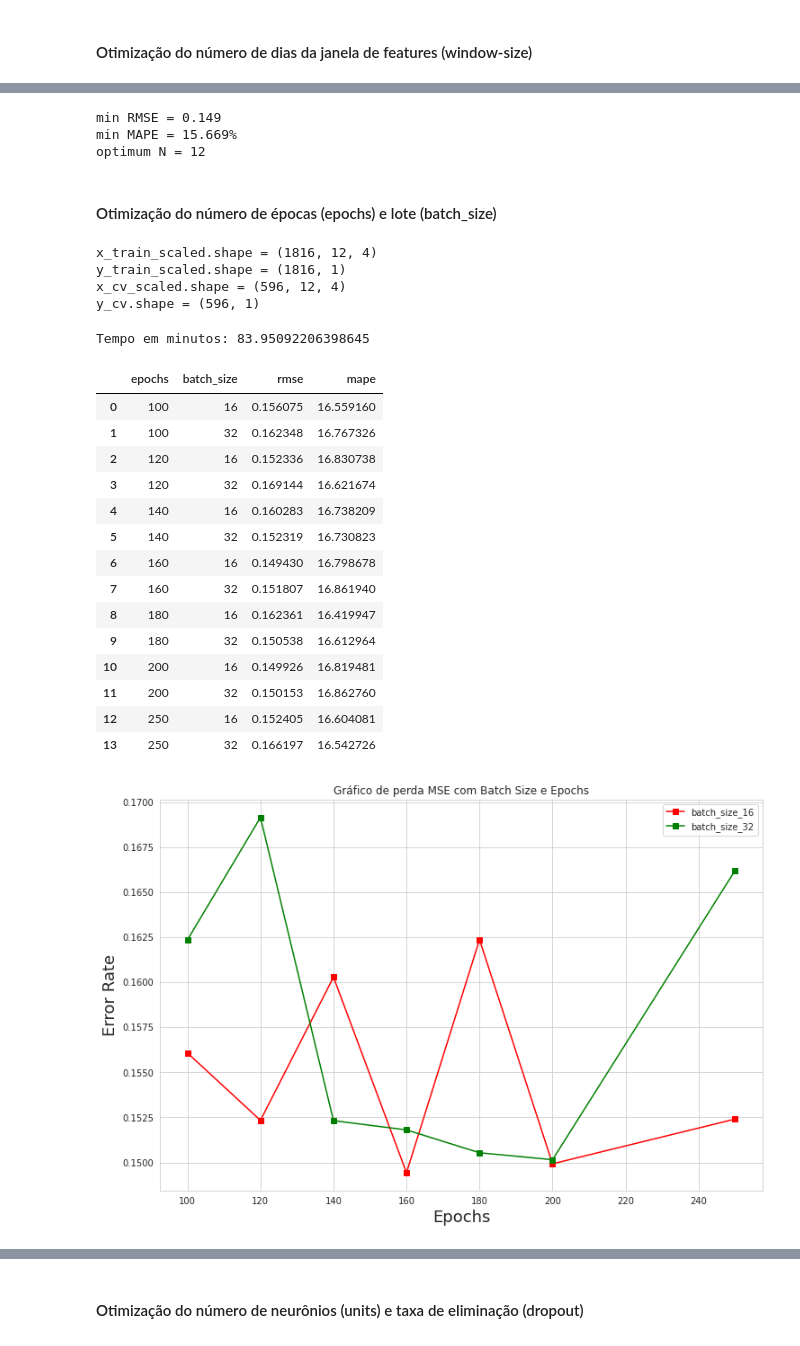
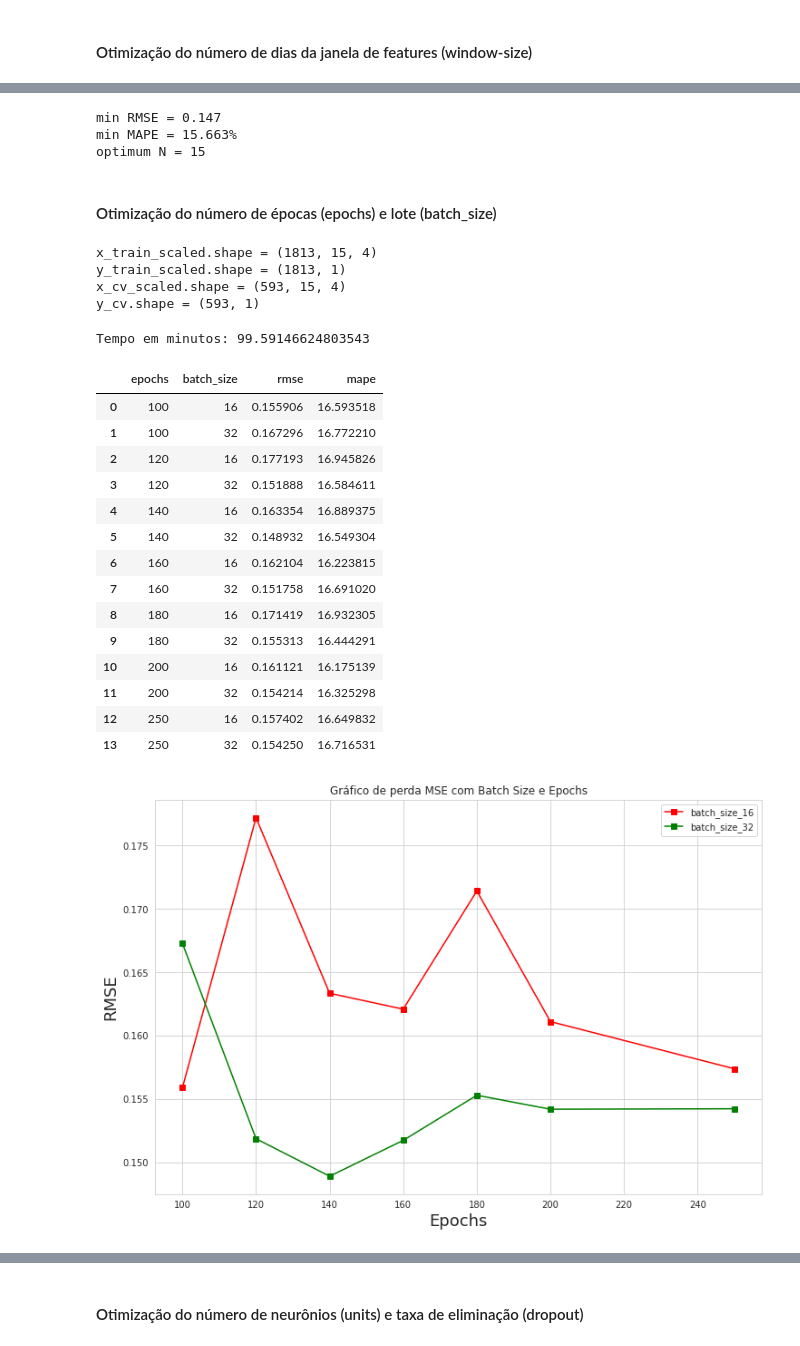
Before and after one commit to czar-rocha/previsao-de-precos-de-commodities-agricolas-atraves-de-redes-neurais-LSTM, a Jupyter notebook: modelo-lstm-multivariado/modelo_lstm_multivariado.ipynb, the cells around one changed output, grey strips where cells are left out. Saved outputs shown, nothing was run; the diff lists cells and outputs as text; code cells hidden in the pictures.

```diff
--- a/modelo-lstm-multivariado/modelo_lstm_multivariado.ipynb
+++ b/modelo-lstm-multivariado/modelo_lstm_multivariado.ipynb
@@ -280,11 +280,6 @@ plt.show()
 # %% [markdown]
 #### Funções comuns para calculo de métricas:
 # %%
-#Função usada para calcular o MAPE
-def get_mape(y_true, y_pred):
-    y_true, y_pred = np.array(y_true), np.array(y_pred)
-    return np.mean(np.abs((y_true - y_pred) / y_true)) * 100
-
 #Função usada para divide os dados em janelas (features) de acordo com o tamanho do parâmetro N
 def get_x(data, N, offset):
     #Split data into x (features)
@@ -327,9 +322,9 @@ def train_pred_eval_model(x_train_scaled,
     est_scaled = model.predict(x_cv_scaled)
     # Retorna à escala normal para cálculo das métricas
     est = scaler.inverse_transform(est_scaled.reshape(-1,1)).reshape(-1)
-    mse = mean_squared_error(y_cv,est)
-    rmse = math.sqrt(mse)
-    mape = get_mape(y_cv, est)
+
+    rmse = math.sqrt(mean_squared_error(y_cv, est))
+    mape = np.mean(np.abs((y_cv - est) / y_cv)) * 100
 
     return rmse, mape, est
 # %% [markdown]
@@ -622,9 +616,9 @@ print("min RMSE = %0.3f" % error_rate['rmse'].min())
 print("min MAPE = %0.3f%%" % error_rate['mape'].min())
 print("optimum " + param_label + " = " + str(N_opt))
 # %% [output]
-min RMSE = 0.149
-min MAPE = 15.669%
-optimum N = 12
+min RMSE = 0.147
+min MAPE = 15.663%
+optimum N = 15
 # %% [markdown]
 #### Otimização do número de épocas (epochs) e lote (batch_size)
 # %%
@@ -675,43 +669,43 @@ print('Tempo em minutos: {}'.format((toc - tic) / 60.0))
 error_rate.to_csv("./multivariado_lstm_otimizacao_epochs_batch.csv")
 error_rate
 # %% [output]
-x_train_scaled.shape = (1816, 12, 4)
-y_train_scaled.shape = (1816, 1)
-x_cv_scaled.shape = (596, 12, 4)
-y_cv.shape = (596, 1)
+x_train_scaled.shape = (1813, 15, 4)
+y_train_scaled.shape = (1813, 1)
+x_cv_scaled.shape = (593, 15, 4)
+y_cv.shape = (593, 1)
-Tempo em minutos: 83.95092206398645
+Tempo em minutos: 99.59146624803543
 |  | epochs | batch_size | rmse | mape |
-| 0 | 100 | 16 | 0.156075 | 16.559160 |
-| 1 | 100 | 32 | 0.162348 | 16.767326 |
-| 2 | 120 | 16 | 0.152336 | 16.830738 |
-| 3 | 120 | 32 | 0.169144 | 16.621674 |
-| 4 | 140 | 16 | 0.160283 | 16.738209 |
-| 5 | 140 | 32 | 0.152319 | 16.730823 |
-| 6 | 160 | 16 | 0.149430 | 16.798678 |
-| 7 | 160 | 32 | 0.151807 | 16.861940 |
-| 8 | 180 | 16 | 0.162361 | 16.419947 |
-| 9 | 180 | 32 | 0.150538 | 16.612964 |
-| 10 | 200 | 16 | 0.149926 | 16.819481 |
-| 11 | 200 | 32 | 0.150153 | 16.862760 |
-| 12 | 250 | 16 | 0.152405 | 16.604081 |
-| 13 | 250 | 32 | 0.166197 | 16.542726 |
+| 0 | 100 | 16 | 0.155906 | 16.593518 |
+| 1 | 100 | 32 | 0.167296 | 16.772210 |
+| 2 | 120 | 16 | 0.177193 | 16.945826 |
+| 3 | 120 | 32 | 0.151888 | 16.584611 |
+| 4 | 140 | 16 | 0.163354 | 16.889375 |
+| 5 | 140 | 32 | 0.148932 | 16.549304 |
+| 6 | 160 | 16 | 0.162104 | 16.223815 |
+| 7 | 160 | 32 | 0.151758 | 16.691020 |
+| 8 | 180 | 16 | 0.171419 | 16.932305 |
+| 9 | 180 | 32 | 0.155313 | 16.444291 |
+| 10 | 200 | 16 | 0.161121 | 16.175139 |
+| 11 | 200 | 32 | 0.154214 | 16.325298 |
+| 12 | 250 | 16 | 0.157402 | 16.649832 |
+| 13 | 250 | 32 | 0.154250 | 16.716531 |
 # %%
 ## Gárfico RMSE com Épocha e Batch_size
 plt.figure(figsize=(12, 8))
 color_list = ['r', 'g', 'k', 'y', 'm']
 
 for i in range(len(batch_size_list)):
     plt.plot(epochs_list, error_rate.loc[error_rate[param_label1] == batch_size_list[i], 'rmse'],
              color_list[i % len(color_list)], marker='s', label='batch_size_' + str(batch_size_list[i]))
 
 plt.xlabel('Epochs', fontsize=18)
-plt.ylabel('Error Rate', fontsize=18)
+plt.ylabel('RMSE', fontsize=18)
 plt.title('Gráfico de perda MSE com Batch Size e Epochs')
 plt.grid(True)
 plt.legend()
 plt.show()
 # %% [output]
-[figure, old version]
+[figure, new version]
 # %%
 # Seleciona melhores parametros para batch_size e épocha
 temp = error_rate[error_rate['rmse'] == error_rate['rmse'].min()]
```
Also changed, not shown: parts of 20 cells of this notebook.
